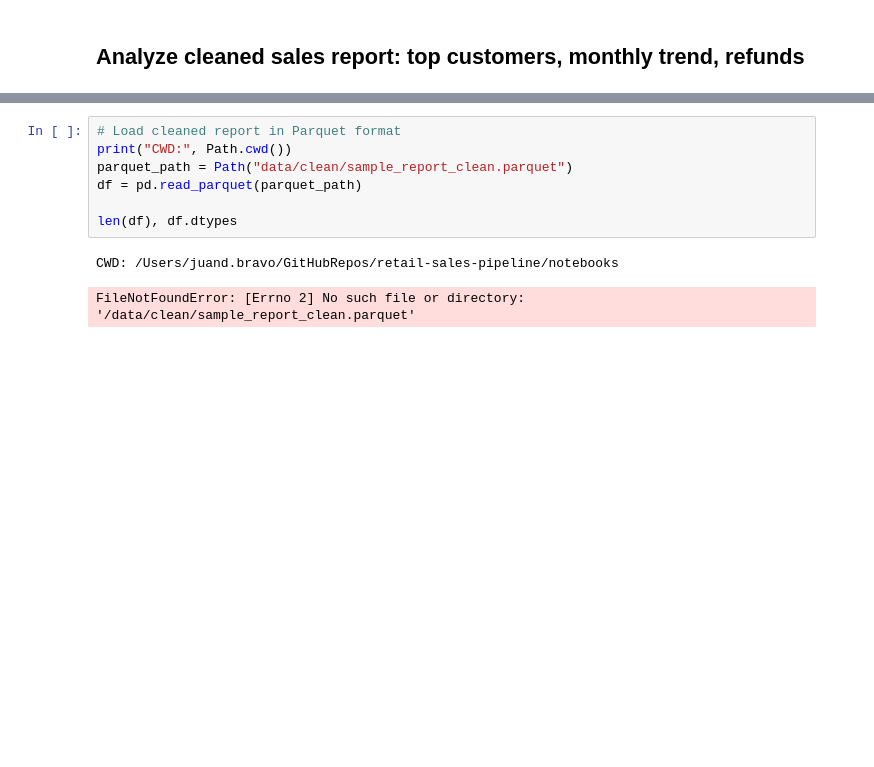
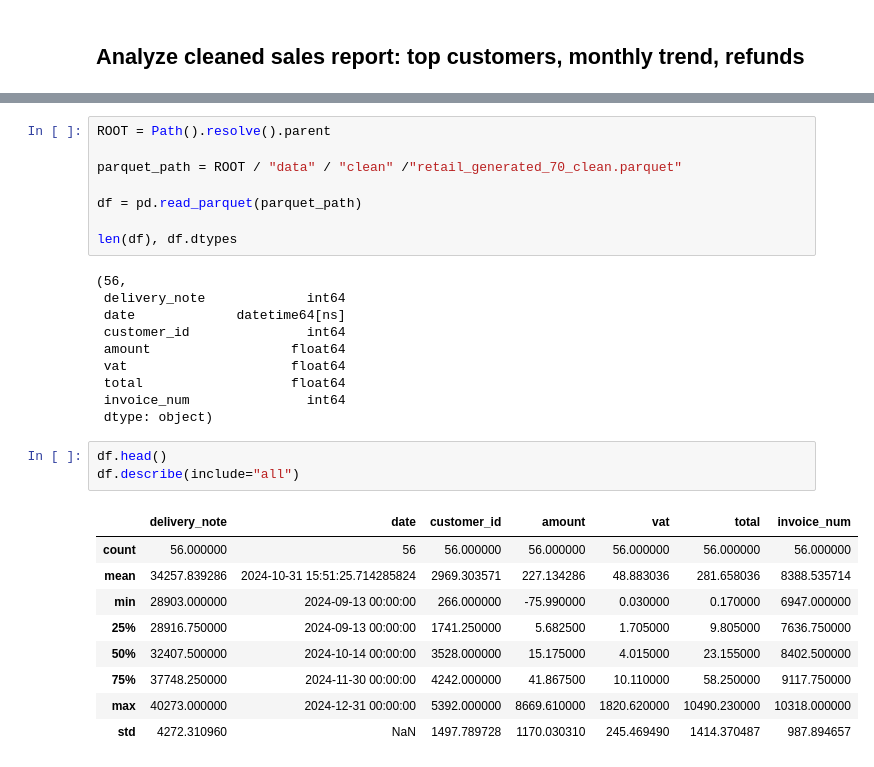
Before and after one commit to bravojuandb/retail-sales-pipeline, a Jupyter notebook: notebooks/analysis.ipynb, the cells around one changed output, grey strips where cells are left out. Saved outputs shown, nothing was run; the diff lists cells and outputs as text; blank space fills up the shorter version.

```diff
--- a/notebooks/analysis.ipynb
+++ b/notebooks/analysis.ipynb
@@ -9,10 +7,31 @@ Matplotlib is building the font cache; this may take a moment.
 # %%
-# Load cleaned report in Parquet format
-print("CWD:", Path.cwd())
-parquet_path = Path("data/clean/sample_report_clean.parquet")
+ROOT = Path().resolve().parent
+
+parquet_path = ROOT / "data" / "clean" /"retail_generated_70_clean.parquet"
+
 df = pd.read_parquet(parquet_path)
 
 len(df), df.dtypes
 # %% [output]
-CWD: /Users/juand.bravo/GitHubRepos/retail-sales-pipeline/notebooks
+(56,
+ delivery_note             int64
+ date             datetime64[ns]
+ customer_id               int64
+ amount                  float64
+ vat                     float64
+ total                   float64
+ invoice_num               int64
+ dtype: object)
-FileNotFoundError: [Errno 2] No such file or directory: '/data/clean/sample_report_clean.parquet'
+# %%
+df.head()
+df.describe(include="all")
+# %% [output]
+|  | delivery_note | date | customer_id | amount | vat | total | invoice_num |
+| count | 56.000000 | 56 | 56.000000 | 56.000000 | 56.000000 | 56.000000 | 56.000000 |
+| mean | 34257.839286 | 2024-10-31 15:51:25.714285824 | 2969.303571 | 227.134286 | 48.883036 | 281.658036 | 8388.535714 |
+| min | 28903.000000 | 2024-09-13 00:00:00 | 266.000000 | -75.990000 | 0.030000 | 0.170000 | 6947.000000 |
+| 25% | 28916.750000 | 2024-09-13 00:00:00 | 1741.250000 | 5.682500 | 1.705000 | 9.805000 | 7636.750000 |
+| 50% | 32407.500000 | 2024-10-14 00:00:00 | 3528.000000 | 15.175000 | 4.015000 | 23.155000 | 8402.500000 |
+| 75% | 37748.250000 | 2024-11-30 00:00:00 | 4242.000000 | 41.867500 | 10.110000 | 58.250000 | 9117.750000 |
+| max | 40273.000000 | 2024-12-31 00:00:00 | 5392.000000 | 8669.610000 | 1820.620000 | 10490.230000 | 10318.000000 |
+| std | 4272.310960 | NaN | 1497.789728 | 1170.030310 | 245.469490 | 1414.370487 | 987.894657 |
```
Also changed, not shown: parts of 7 cells of this notebook, 1 other file.
